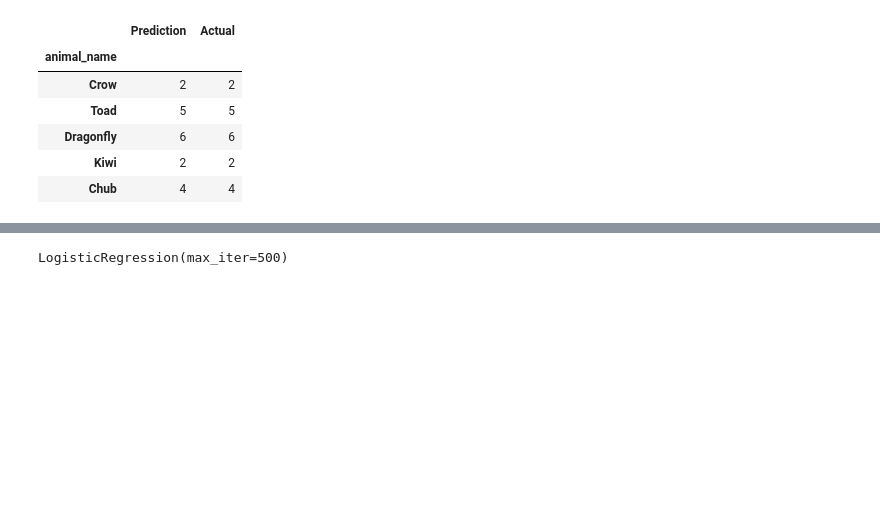
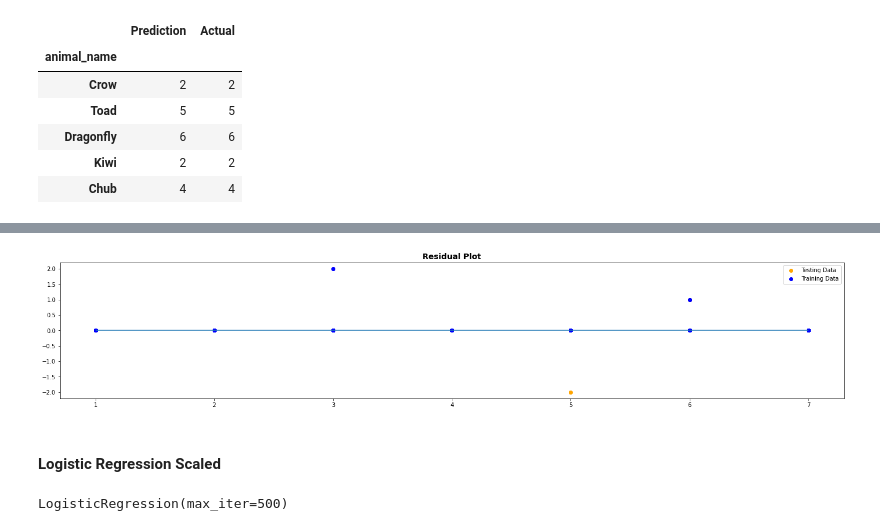
Before and after one commit to rabscuttle/rabscuttle.github.io, a Jupyter notebook: Classification Models.ipynb, the cells around one changed output, grey strips where cells are left out. Cells and saved outputs as stored; diff of their text form; code cells hidden in the pictures; blank space fills up the shorter version.

```diff
--- a/Classification Models.ipynb
+++ b/Classification Models.ipynb
@@ -153,0 +166,26 @@ array([[ 1.35378702, -0.25009522, -1.56623843,  1.86200699, -0.14008483,
+# %%
+#Plot Residuals
+xtest_shaped = predictions_logreg.reshape(-1, 1)
+ytest_shaped = y_test.values.reshape(-1,1)
+
+xtrain = classifier.predict(X_train)
+xtrain_shaped = xtrain.reshape(-1, 1)
+ytrain_shaped = y_train.values.reshape(-1,1)
+
+fig = plt.figure(figsize=(20,8))
+plt.subplot(2,1,1)
+plt.tight_layout()
+plt.subplots_adjust(top=0.90)
+
+plt.scatter(xtest_shaped, ytest_shaped - xtest_shaped, c="orange", label="Testing Data")
+plt.scatter(xtrain_shaped, ytrain_shaped - xtrain_shaped, c="blue", label="Training Data")
+plt.legend()
+plt.hlines(y=0, xmin=xtest_shaped.min(), xmax=xtest_shaped.max())
+plt.title('Residual Plot',color='k', size=14, weight='bold')
+
+plt.savefig('resources/residual.png', dpi=fig.dpi)
+plt.show()
+# %% [output]
+[figure, added]
+# %% [markdown]
+#### Logistic Regression Scaled
```
Also changed, not shown: parts of 23 cells of this notebook, 8 other files.
